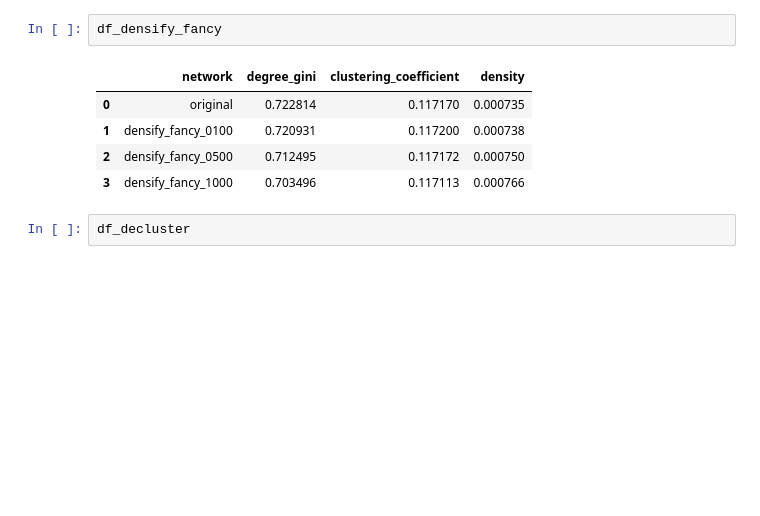
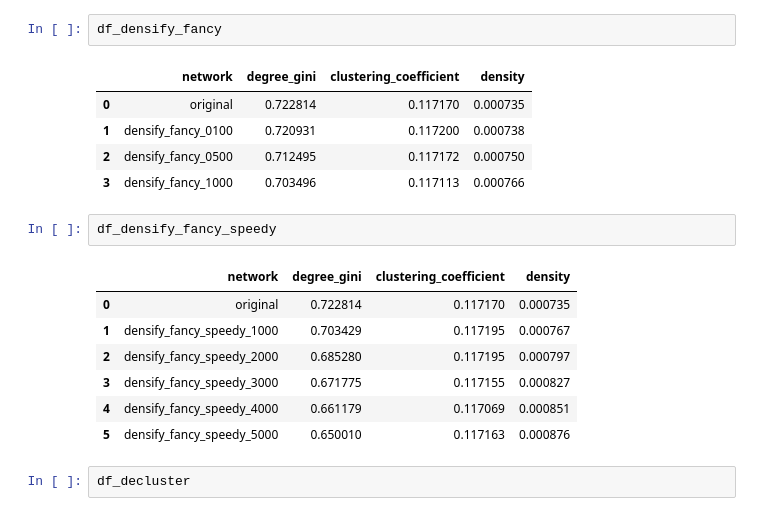
Before and after one commit to HeinDuijf/NetworkInequality, a Jupyter notebook: variation_methods.ipynb, the cells around one changed output. Drawn from its saved outputs; the diff is of its cells as text; blank space fills up the shorter version.

```diff
--- a/variation_methods.ipynb
+++ b/variation_methods.ipynb
@@ -1026,6 +1189,16 @@ df_densify_fancy
 | 1 | densify_fancy_0100 | 0.720931 | 0.117200 | 0.000738 |
 | 2 | densify_fancy_0500 | 0.712495 | 0.117172 | 0.000750 |
 | 3 | densify_fancy_1000 | 0.703496 | 0.117113 | 0.000766 |
+# %%
+df_densify_fancy_speedy
+# %% [output]
+|  | network | degree_gini | clustering_coefficient | density |
+| 0 | original | 0.722814 | 0.117170 | 0.000735 |
+| 1 | densify_fancy_speedy_1000 | 0.703429 | 0.117195 | 0.000767 |
+| 2 | densify_fancy_speedy_2000 | 0.685280 | 0.117195 | 0.000797 |
+| 3 | densify_fancy_speedy_3000 | 0.671775 | 0.117155 | 0.000827 |
+| 4 | densify_fancy_speedy_4000 | 0.661179 | 0.117069 | 0.000851 |
+| 5 | densify_fancy_speedy_5000 | 0.650010 | 0.117163 | 0.000876 |
 # %%
 df_decluster
 # %% [output]
```
Also changed, not shown: parts of 4 cells of this notebook.
